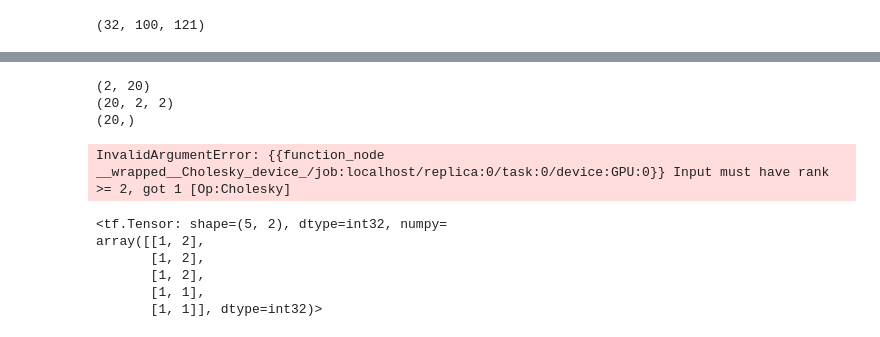
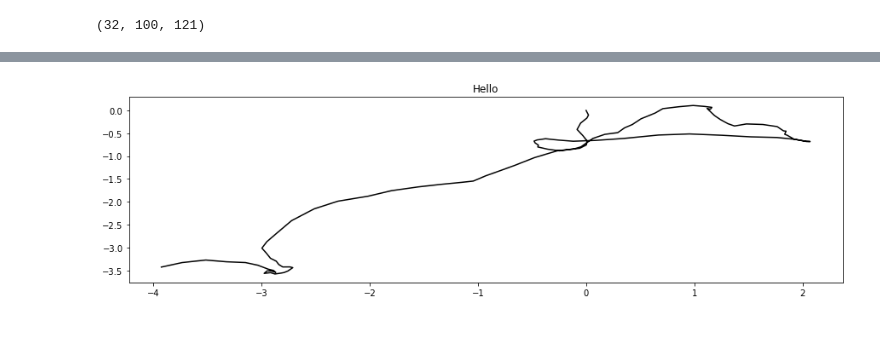
Before and after one commit to dcbrien/More-than-meets-the-eye---Transformers-that-write, a Jupyter notebook: Writing-Transformer.ipynb, the cells around one changed output, grey strips where cells are left out. Saved outputs shown, nothing was run; the diff lists cells and outputs as text; code cells hidden in the pictures.

```diff
--- a/Writing-Transformer.ipynb
+++ b/Writing-Transformer.ipynb
@@ -835,0 +857,19 @@ def sample_mix_model(res, b):
+# %%
+# Test the sample function
+dec_input = jnp.zeros((1, 1, 3))
+one_hot_sentence = convert_sentence(encoding_sent)
+
+key = jax.random.PRNGKey(42)
+predictions_all = network.apply(params, key, one_hot_sentence, dec_input)
+
+predictions = sample_mix_model(predictions_all[0, -1, :], 1)
+
+pred_strokes = predictions[:3]
+pred_strokes = pred_strokes[jnp.newaxis, jnp.newaxis, :]
+
+pred_strokes.shape
+
+dec_input = jax.lax.concatenate([dec_input, pred_strokes], 1)
+#dec_input = jnp.stack([dec_input, pred_strokes])
+
+dec_input
@@ -849,7 +911,7 @@ def convert_sentence(sentence):
                                                          value=train.char_padding_value);
   #U_conv = tf.convert_to_tensor(U_conv, dtype='float32')
 
-  return U_conv
+  return jnp.asarray(U_conv)
 # %%
 encoding_sent = 'Hello'
 
@@ -885,7 +947,7 @@ def evaluate(U_conv):
     # mask
     #enc_padding_mask, combined_mask, dec_padding_mask = create_masks(U_conv, dec_input)
 
-    key = jax.random.PRNGKey(42)
+    key = jax.random.PRNGKey(40)
 
     predictions_all = network.apply(params, key, U_conv, dec_input)
 
@@ -920,17 +982,13 @@ def evaluate(U_conv):
     predictions = sample_mix_model(predictions_all[0, -1, :], b)
 
     pred_strokes = predictions[:3]
+    pred_strokes = pred_strokes[jnp.newaxis, jnp.newaxis, :]
 
-    pred_strokes = pred_strokes[np.newaxis, np.newaxis, :]
+    #pred_strokes.shape
 
-    print(pred_strokes)
+    dec_input = jax.lax.concatenate([dec_input, pred_strokes], 1)
 
-    #gen_sequence = np.append(gen_sequence, np.expand_dims(pred_strokes, 0), 0)
-
-    #print(pred_strokes.shape)
-
-    #dec_input = tf.expand_dims([pred_strokes], 0)
-    #dec_input = tf.concat([dec_input, pred_strokes], axis=1)
+    #print(dec_input.shape)
 
     #print(dec_input.shape)
 
@@ -943,19 +1001,9 @@ def evaluate(U_conv):
 
   #return dec_input.numpy(), attention_weights
   return dec_input
-# %%
-evaluate(one_hot_sentence)
-# %% [output]
-(2, 20)
-(20, 2, 2)
-(20,)
-InvalidArgumentError: {{function_node __wrapped__Cholesky_device_/job:localhost/replica:0/task:0/device:GPU:0}} Input must have rank >= 2, got 1 [Op:Cholesky]
-# %%
-tf.stack([[1, 1, 1, 1, 1], [2, 2, 2, 1, 1]], axis=-1)
-# %% [output]
-<tf.Tensor: shape=(5, 2), dtype=int32, numpy=
-array([[1, 2],
-       [1, 2],
-       [1, 2],
-       [1, 1],
-       [1, 1]], dtype=int32)>
+# %%
+results = evaluate(one_hot_sentence)
+# %%
+plot_stroke(results[0, :100, :], one_hot_sentence[0, :])
+# %% [output]
+[figure, added]
```
Also changed, not shown: parts of 13 cells of this notebook.
